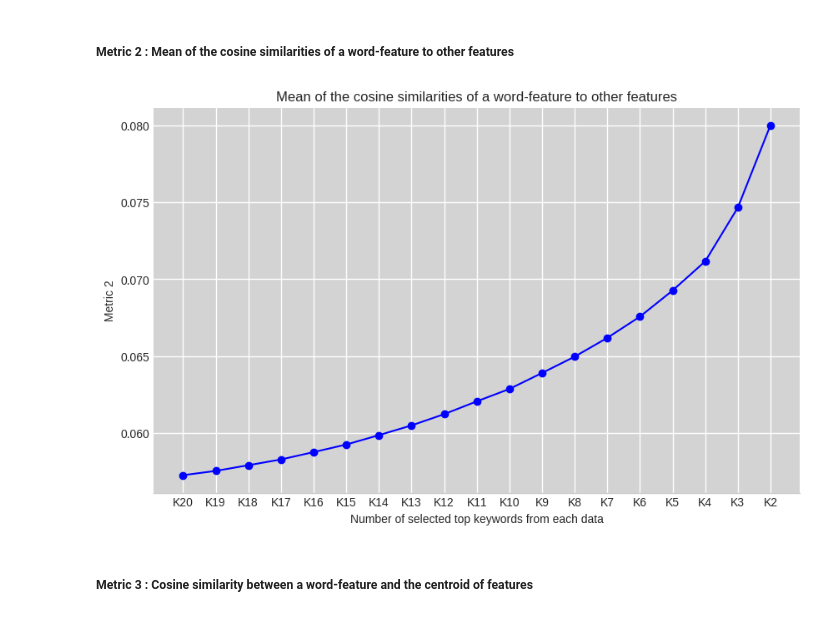
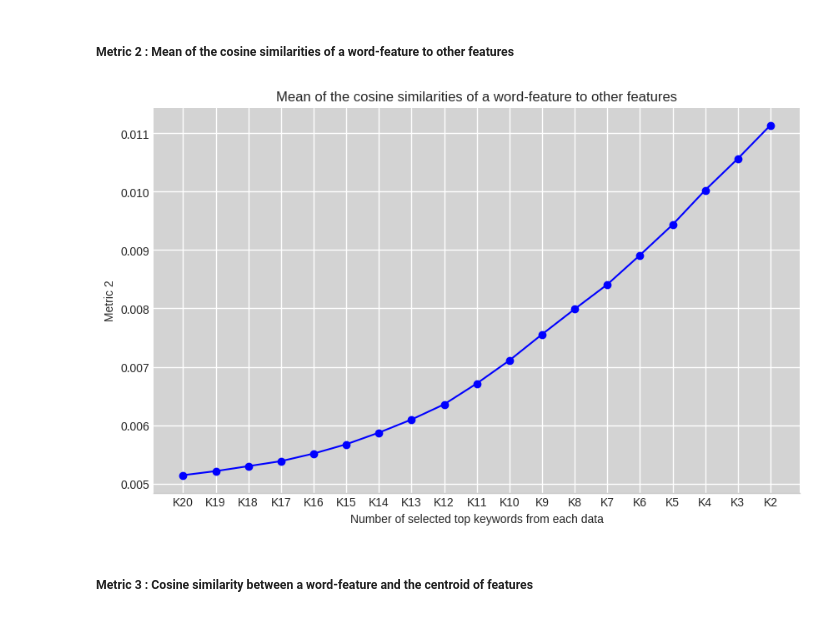
Before and after one commit to Geunhyeong-Han/shs-literature-text-mining, a Jupyter notebook: main.ipynb, the cells around one changed output. Cells and saved outputs as stored; diff of their text form; code cells hidden in the pictures.

```diff
--- a/main.ipynb
+++ b/main.ipynb
@@ -331,26 +331,26 @@ plot_keywords(keyword_counts, mean_tfidf_scores, 'Metric 1',  'Mean of the TF-ID
 # %%
 mean_cosine_similarities = []
 
 for num_keywords in keyword_counts:
     top_keywords = []
 
     for doc_idx in range(len(df)):
         tfidf_scores = tfidf_matrix[doc_idx].toarray()[0]
         top_indices = np.argsort(tfidf_scores)[-num_keywords:]
         top_keywords.extend([feature_names[idx] for idx in top_indices])
 
     top_keywords = list(set(top_keywords))
 
     keyword_indices = [np.where(np.array(feature_names) == keyword)[0][0] for keyword in top_keywords]
-    keyword_matrix = tfidf_matrix[:, keyword_indices]
+    keyword_matrix = tfidf_matrix[:, keyword_indices].T
     cosine_similarities = cosine_similarity(keyword_matrix)
 
     mean_cosine_similarity = np.mean(cosine_similarities)
     mean_cosine_similarities.append(mean_cosine_similarity)
 
 plot_keywords(keyword_counts, mean_cosine_similarities,'Metric 2', 'Mean of the cosine similarities of a word-feature to other features')
 # %% [output]
-[figure, old version]
+[figure, new version]
 # %% [markdown]
 ##### Metric 3 : Cosine similarity between a word-feature and the centroid of features
 # %%
```
Also changed, not shown: parts of 13 cells of this notebook.
